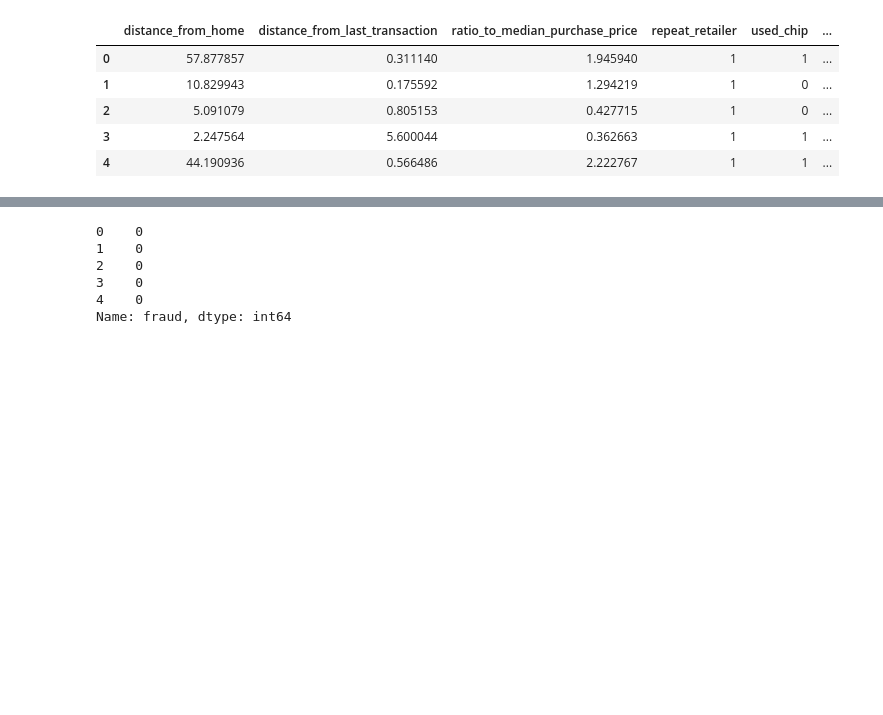
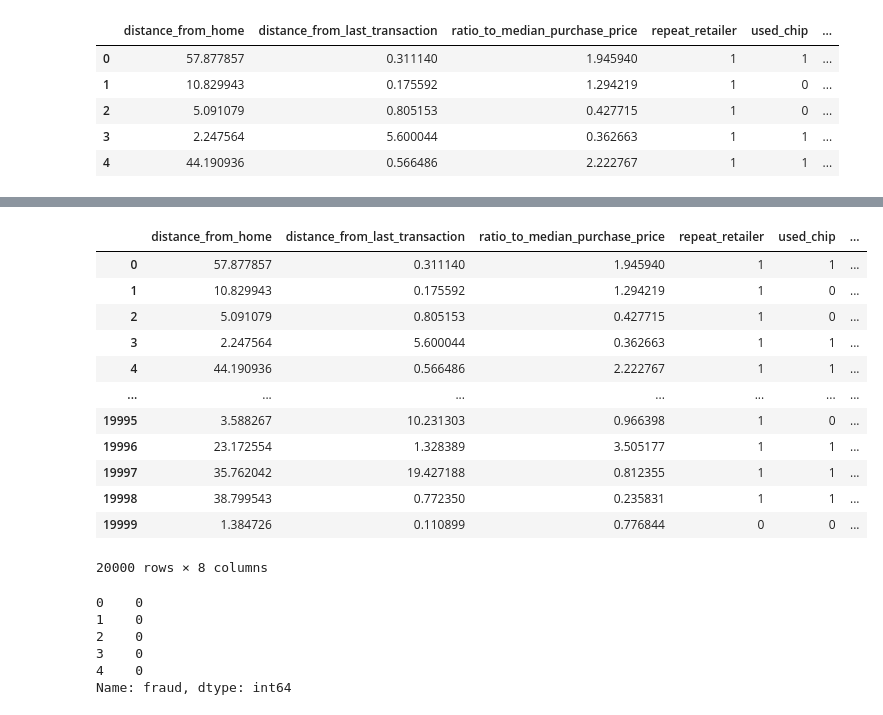
Before and after one commit to ZekeH43/Project-2, a Jupyter notebook: module_updated.ipynb, the cells around one changed output, grey strips where cells are left out. Saved outputs shown, nothing was run; the diff lists cells and outputs as text; code cells hidden in the pictures; blank space fills up the shorter version.

```diff
--- a/module_updated.ipynb
+++ b/module_updated.ipynb
@@ -37,2 +42,19 @@ Index(['distance_from_home', 'distance_from_last_transaction',
+# %%
+test_set_1 = df.head(20000)
+test_set_1
+# %% [output]
+|  | distance_from_home | distance_from_last_transaction | ratio_to_median_purchase_price | repeat_retailer | used_chip | ... |
+| 0 | 57.877857 | 0.311140 | 1.945940 | 1 | 1 | ... |
+| 1 | 10.829943 | 0.175592 | 1.294219 | 1 | 0 | ... |
+| 2 | 5.091079 | 0.805153 | 0.427715 | 1 | 0 | ... |
+| 3 | 2.247564 | 5.600044 | 0.362663 | 1 | 1 | ... |
+| 4 | 44.190936 | 0.566486 | 2.222767 | 1 | 1 | ... |
+| ... | ... | ... | ... | ... | ... | ... |
+| 19995 | 3.588267 | 10.231303 | 0.966398 | 1 | 0 | ... |
+| 19996 | 23.172554 | 1.328389 | 3.505177 | 1 | 1 | ... |
+| 19997 | 35.762042 | 19.427188 | 0.812355 | 1 | 1 | ... |
+| 19998 | 38.799543 | 0.772350 | 0.235831 | 1 | 1 | ... |
+| 19999 | 1.384726 | 0.110899 | 0.776844 | 0 | 0 | ... |
+20000 rows × 8 columns
 # %%
 # Split target column from dataset
```
Also changed, not shown: parts of 13 cells of this notebook, 7 other files.
